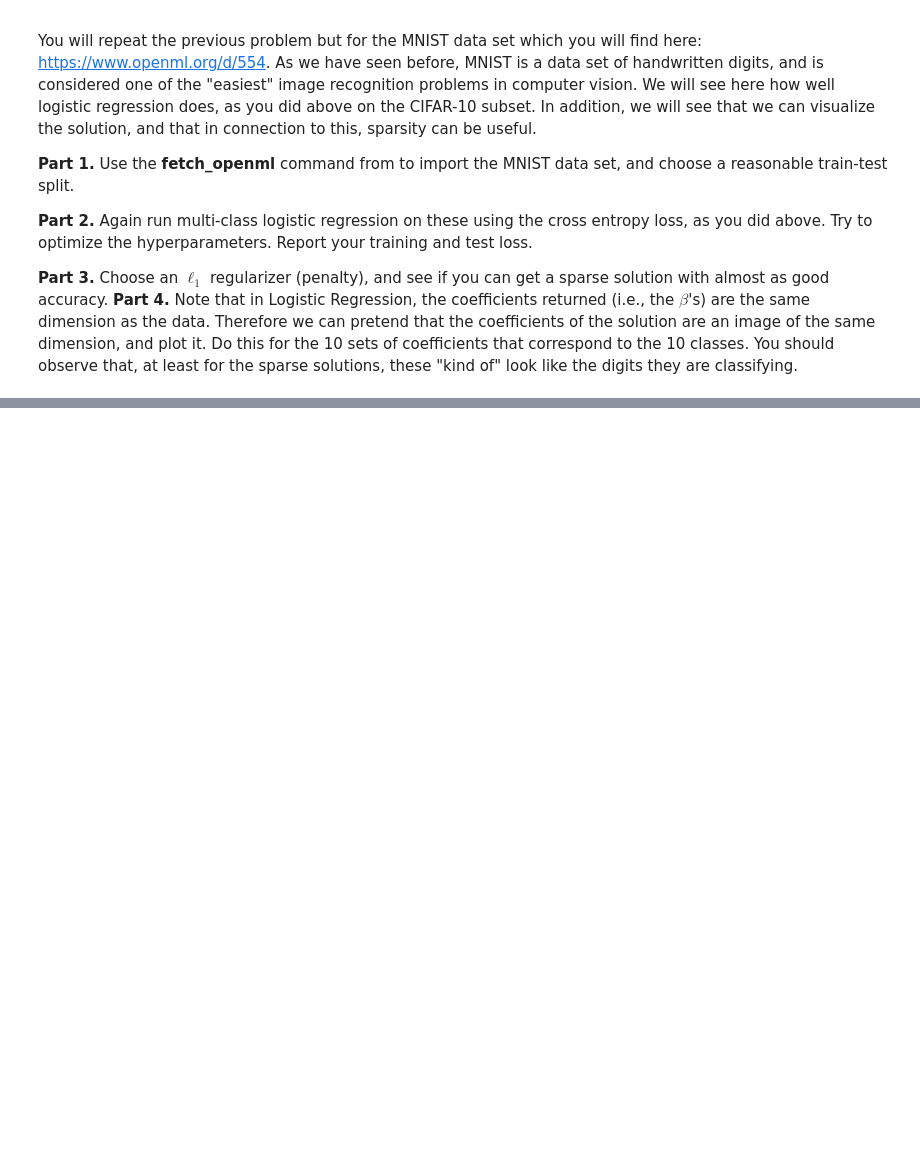
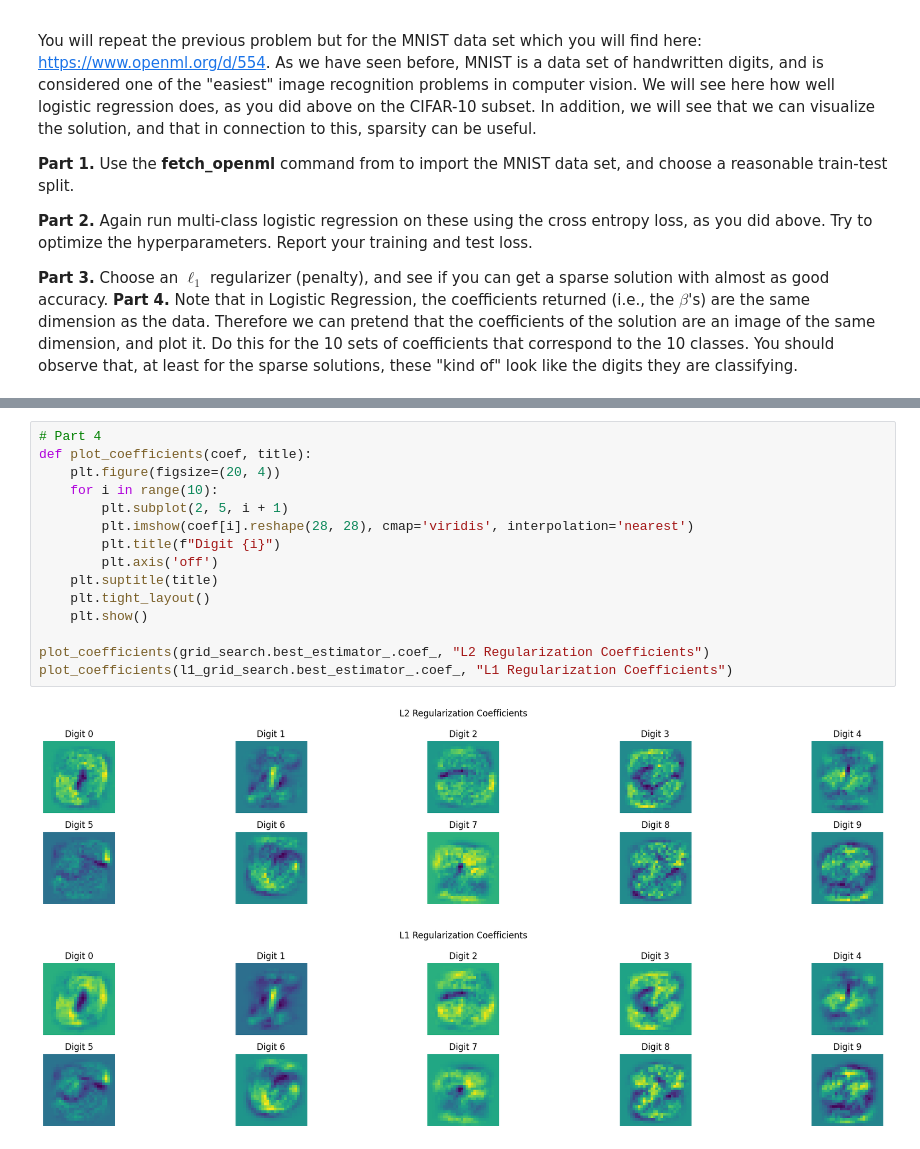
Before and after one commit to dgk453/DataScienceLab4, a Jupyter notebook: Data Science Lab 4.ipynb, the cells around one changed output, grey strips where cells are left out. Cells and saved outputs as stored; diff of their text form; blank space fills up the shorter version.

```diff
--- a/Data Science Lab 4.ipynb
+++ b/Data Science Lab 4.ipynb
@@ -414,0 +343,18 @@ You will repeat the previous problem but for the MNIST data set which you will f
+# %%
+# Part 4
+def plot_coefficients(coef, title):
+    plt.figure(figsize=(20, 4))
+    for i in range(10):
+        plt.subplot(2, 5, i + 1)
+        plt.imshow(coef[i].reshape(28, 28), cmap='viridis', interpolation='nearest')
+        plt.title(f"Digit {i}")
+        plt.axis('off')
+    plt.suptitle(title)
+    plt.tight_layout()
+    plt.show()
+
+plot_coefficients(grid_search.best_estimator_.coef_, "L2 Regularization Coefficients")
+plot_coefficients(l1_grid_search.best_estimator_.coef_, "L1 Regularization Coefficients")
+# %% [output]
+[figure, added]
+[figure, added]
```
Also changed, not shown: parts of 4 cells of this notebook.
